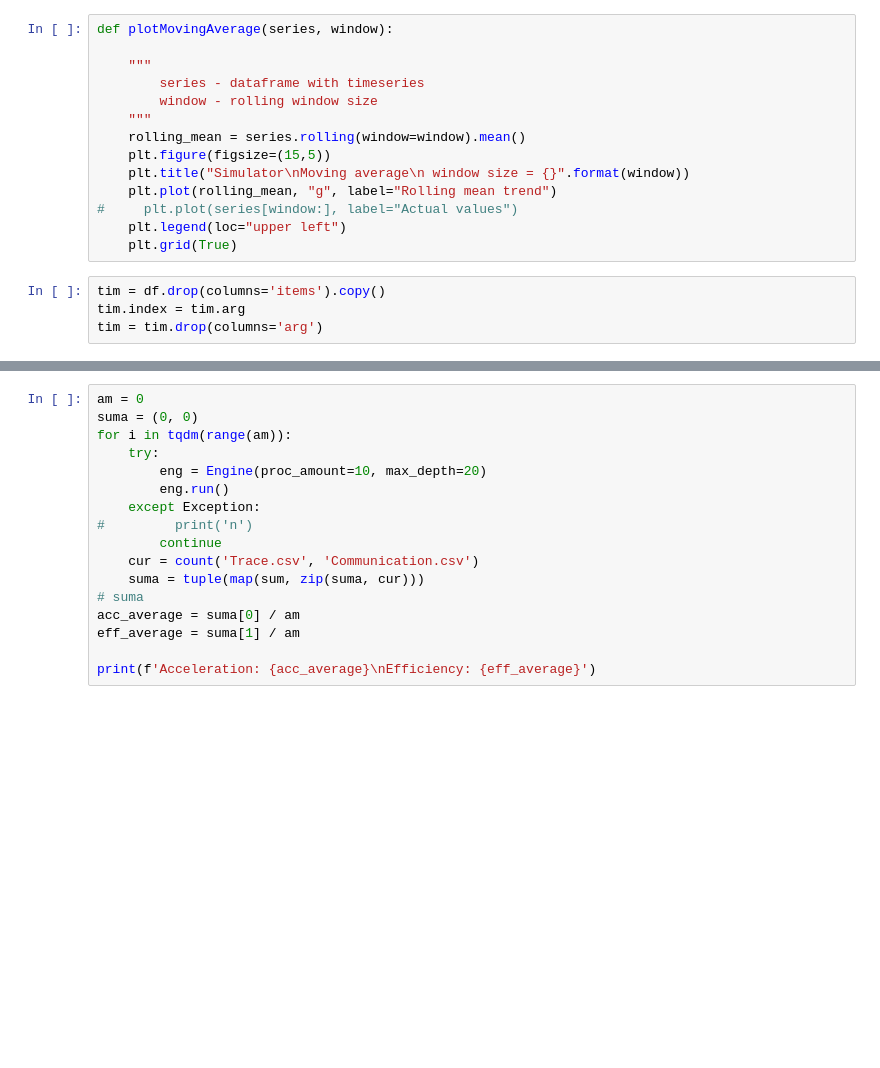
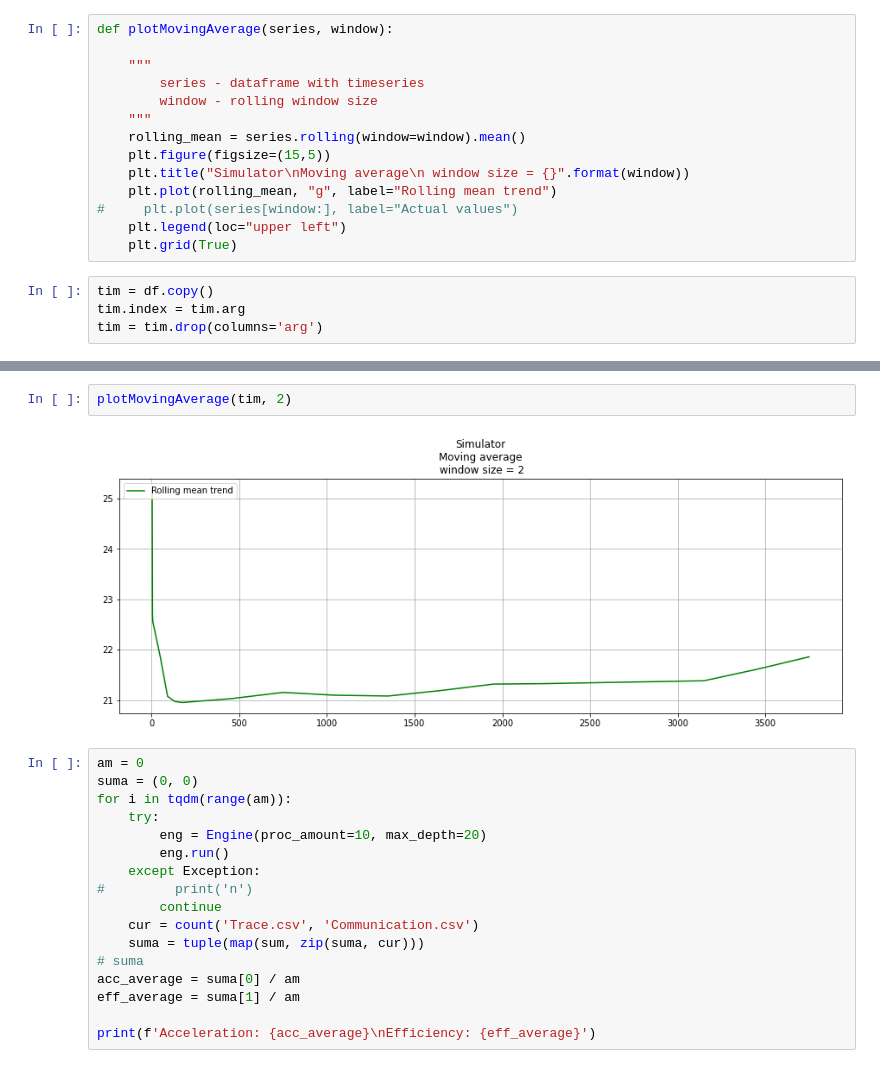
Before and after one commit to amonin7/Simulator, a Jupyter notebook: Visualization.ipynb, the cells around one changed output, grey strips where cells are left out. Cells and saved outputs as stored; diff of their text form; blank space fills up the shorter version.

```diff
--- a/Visualization.ipynb
+++ b/Visualization.ipynb
@@ -307,6 +365,6 @@ def plotMovingAverage(series, window):
     plt.legend(loc="upper left")
     plt.grid(True)
 # %%
-tim = df.drop(columns='items').copy()
+tim = df.copy()
 tim.index = tim.arg
 tim = tim.drop(columns='arg')
@@ -325,3 +371,7 @@ plotMovingAverage(tim, 35)
+# %%
+plotMovingAverage(tim, 2)
+# %% [output]
+[figure, added]
 # %%
 am = 0
 suma = (0, 0)
```
Also changed, not shown: parts of 11 cells of this notebook, 4 other files.
